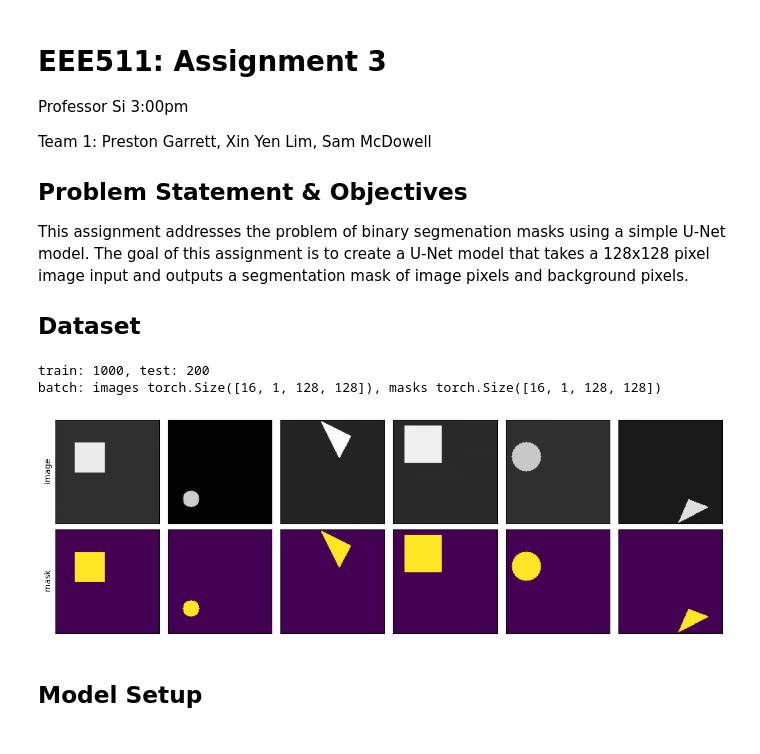
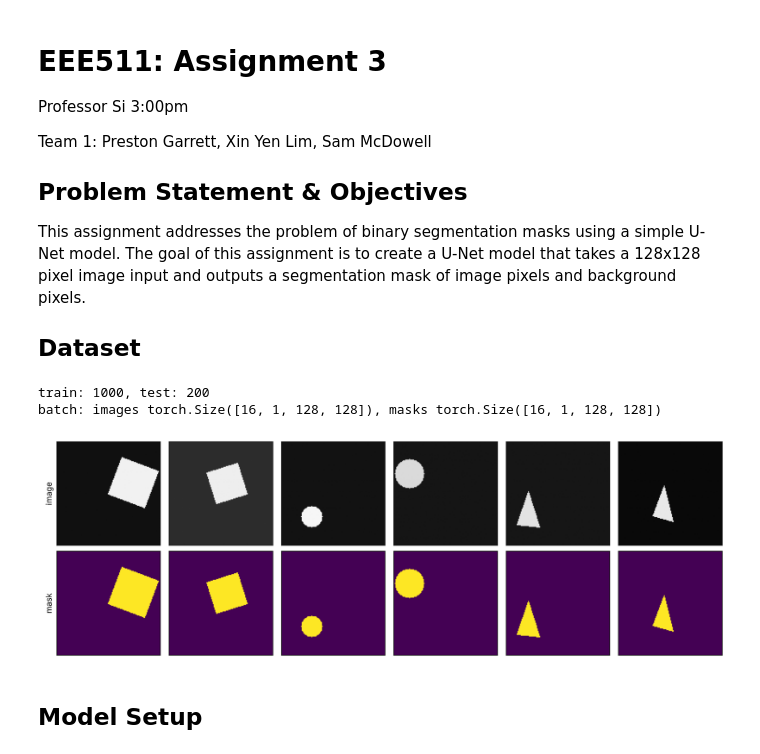
Before and after one commit to sam3737/EEE511, a Jupyter notebook: src/assignment_3/assignment_3.ipynb, the cells around one changed output. Cells and saved outputs as stored; diff of their text form; code cells hidden in the pictures.

```diff
--- a/src/assignment_3/assignment_3.ipynb
+++ b/src/assignment_3/assignment_3.ipynb
@@ -7,7 +7,7 @@ Team 1: Preston Garrett, Xin Yen Lim, Sam McDowell
 
 ## Problem Statement & Objectives
 
-This assignment addresses the problem of binary segmenation masks using a simple U-Net model. The goal of this assignment is to create a U-Net model that takes a 128x128 pixel image input and outputs a segmentation mask of image pixels and background pixels.
+This assignment addresses the problem of binary segmentation masks using a simple U-Net model. The goal of this assignment is to create a U-Net model that takes a 128x128 pixel image input and outputs a segmentation mask of image pixels and background pixels.
 
 ## Dataset
 # %%
@@ -24,8 +24,16 @@ import torch.nn as nn
 import torch
 import numpy as np
 
+# Fix seeds so weight initialization, batch shuffling, and plotted samples are reproducible
+torch.manual_seed(0)
+
 train_set = ShapeDataset(size=1000, seed=0)
 test_set = ShapeDataset(size=200, seed=1)
+
+rng = np.random.default_rng(0)
+valid_sq_val = np.arange(0, len(train_set), 3)
+valid_cr_val = np.arange(1, len(train_set), 3)
+valid_tr_val = np.arange(2, len(train_set), 3)
 
 train_loader = DataLoader(train_set, batch_size=16, shuffle=True)
 images, masks = next(iter(train_loader))
@@ -36,19 +44,26 @@ train: 1000, test: 200
 batch: images torch.Size([16, 1, 128, 128]), masks torch.Size([16, 1, 128, 128])
 # %%
 fig, axes = plt.subplots(2, 6, figsize=(12, 4))
-for i in range(6):
-    image, mask = train_set[i]
-    axes[0, i].imshow(image[0, :, :], cmap="gray", vmin=0, vmax=1)
-    axes[1, i].imshow(mask[0, :, :], cmap="viridis", vmin=0, vmax=1)
+
+square_idx = rng.choice(valid_sq_val, size=2, replace=False)
+circle_idx = rng.choice(valid_cr_val, size=2, replace=False)
+triang_idx = rng.choice(valid_tr_val, size=2, replace=False)
+
+selected = np.concatenate([square_idx, circle_idx, triang_idx])
+
+for col, idx in enumerate(selected):
+    image, mask = train_set[int(idx)]
+    axes[0, col].imshow(image[0], cmap="gray", vmin=0, vmax=1)
+    axes[1, col].imshow(mask[0], cmap="viridis", vmin=0, vmax=1)
 for ax in axes.flat:
     ax.set_xticks([])
     ax.set_yticks([])
 axes[0, 0].set_ylabel("image")
 axes[1, 0].set_ylabel("mask")
 plt.tight_layout()
 plt.show()
 # %% [output]
-[figure, old version]
+[figure, new version]
 # %% [markdown]
 ## Model Setup
 # %% [markdown]
```
Also changed, not shown: parts of 5 cells of this notebook, 1 other file.
